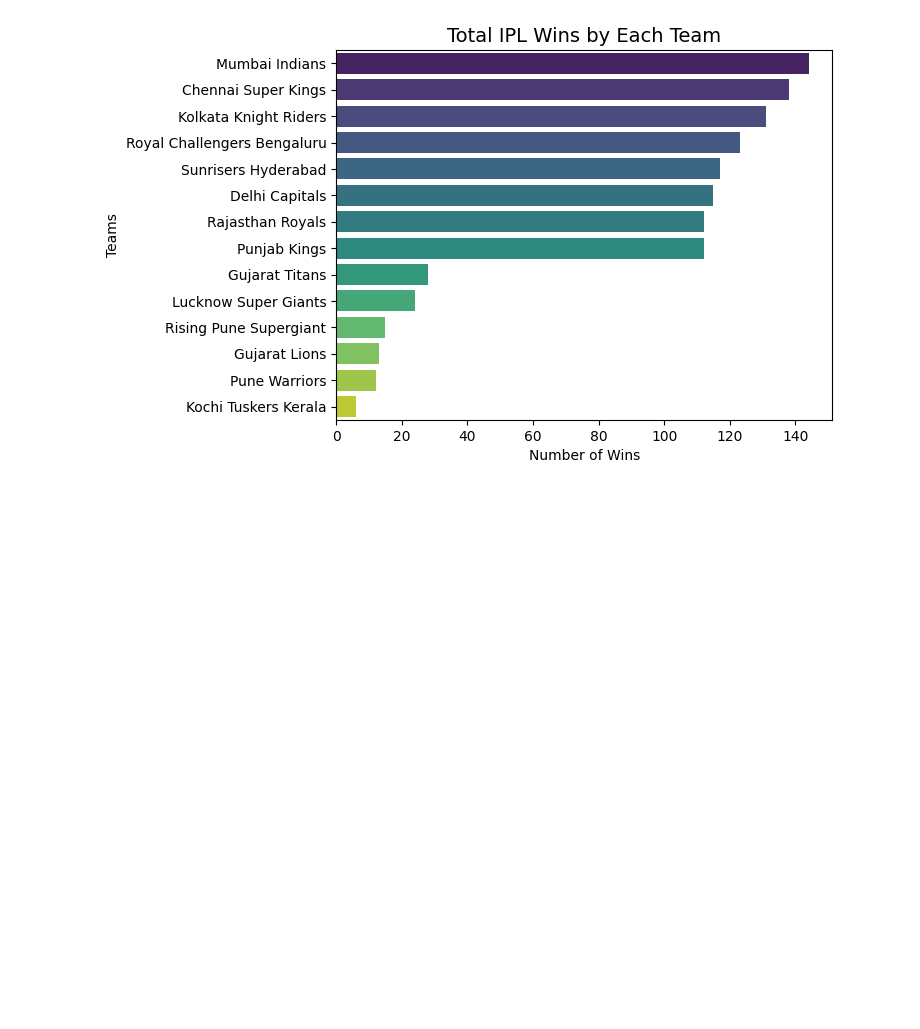
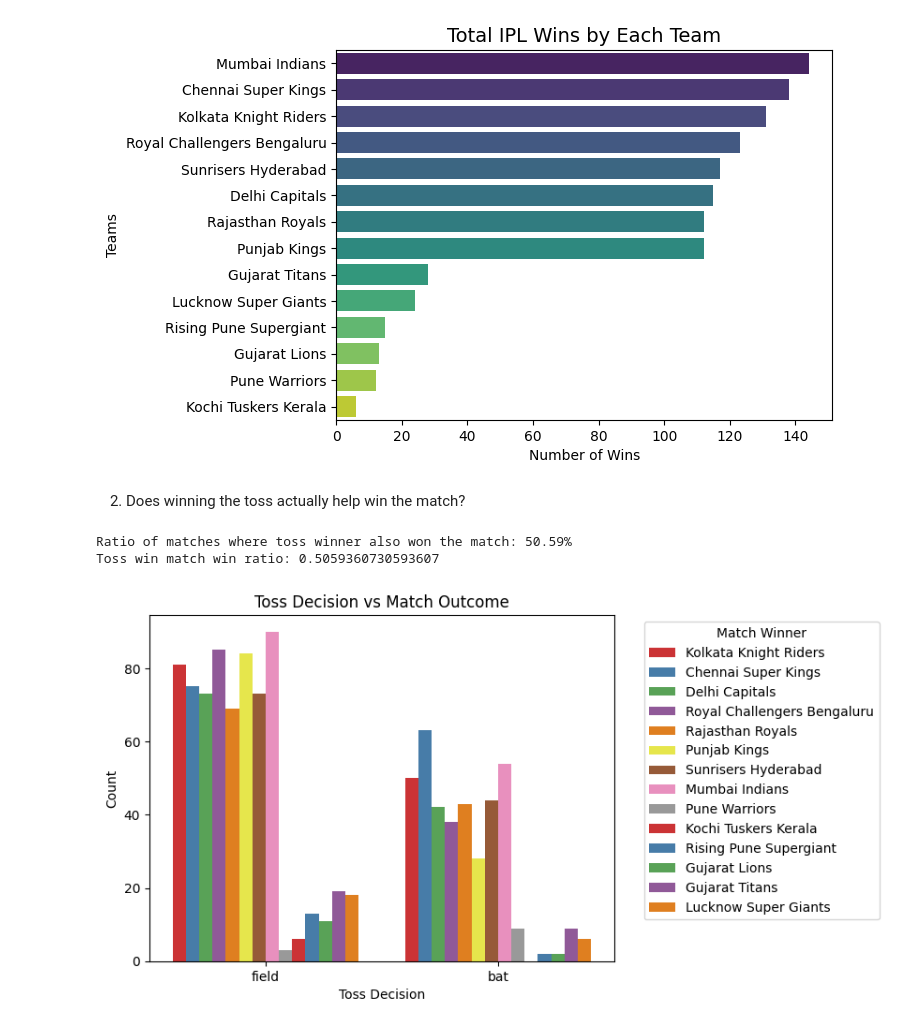
Before and after one commit to riddhikale/CricIQ, a Jupyter notebook: ipl.ipynb, the cells around one changed output. Saved outputs shown, nothing was run; the diff lists cells and outputs as text; code cells hidden in the pictures; blank space fills up the shorter version.

Commit message:
evaluate impact of toss decision on match outcomes

```diff
--- a/ipl.ipynb
+++ b/ipl.ipynb
@@ -242,3 +242,22 @@ plt.ylabel('Teams')
 plt.show()
 # %% [output]
 [figure]
+# %% [markdown]
+2. Does winning the toss actually help win the match?
+# %%
+toss_win_match= matches[matches['toss_winner']== matches['winner']]
+ratio= len(toss_win_match)/len(matches)
+
+print("Ratio of matches where toss winner also won the match: {:.2f}%".format(ratio*100))
+# %% [output]
+Ratio of matches where toss winner also won the match: 50.59%
+Toss win match win ratio: 0.5059360730593607
+# %%
+sns.countplot(x='toss_decision', data=matches, hue='winner', palette='Set1')
+plt.xlabel('Toss Decision')
+plt.ylabel('Count')
+plt.title('Toss Decision vs Match Outcome')
+plt.legend(title='Match Winner', bbox_to_anchor=(1.05, 1), loc='upper left')
+plt.show()
+# %% [output]
+[figure, added]
```
Also changed, not shown: parts of 1 cell of this notebook.
